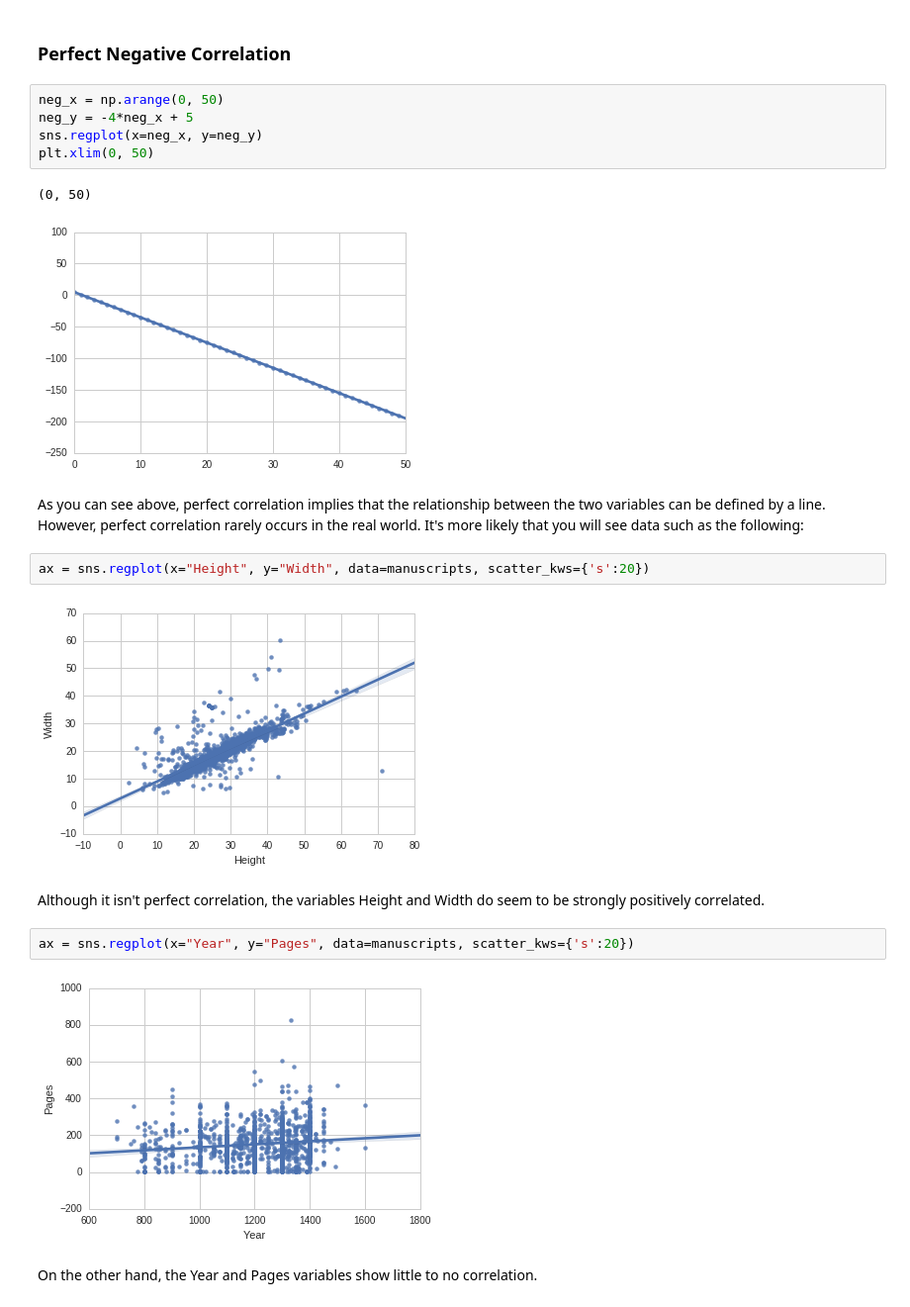
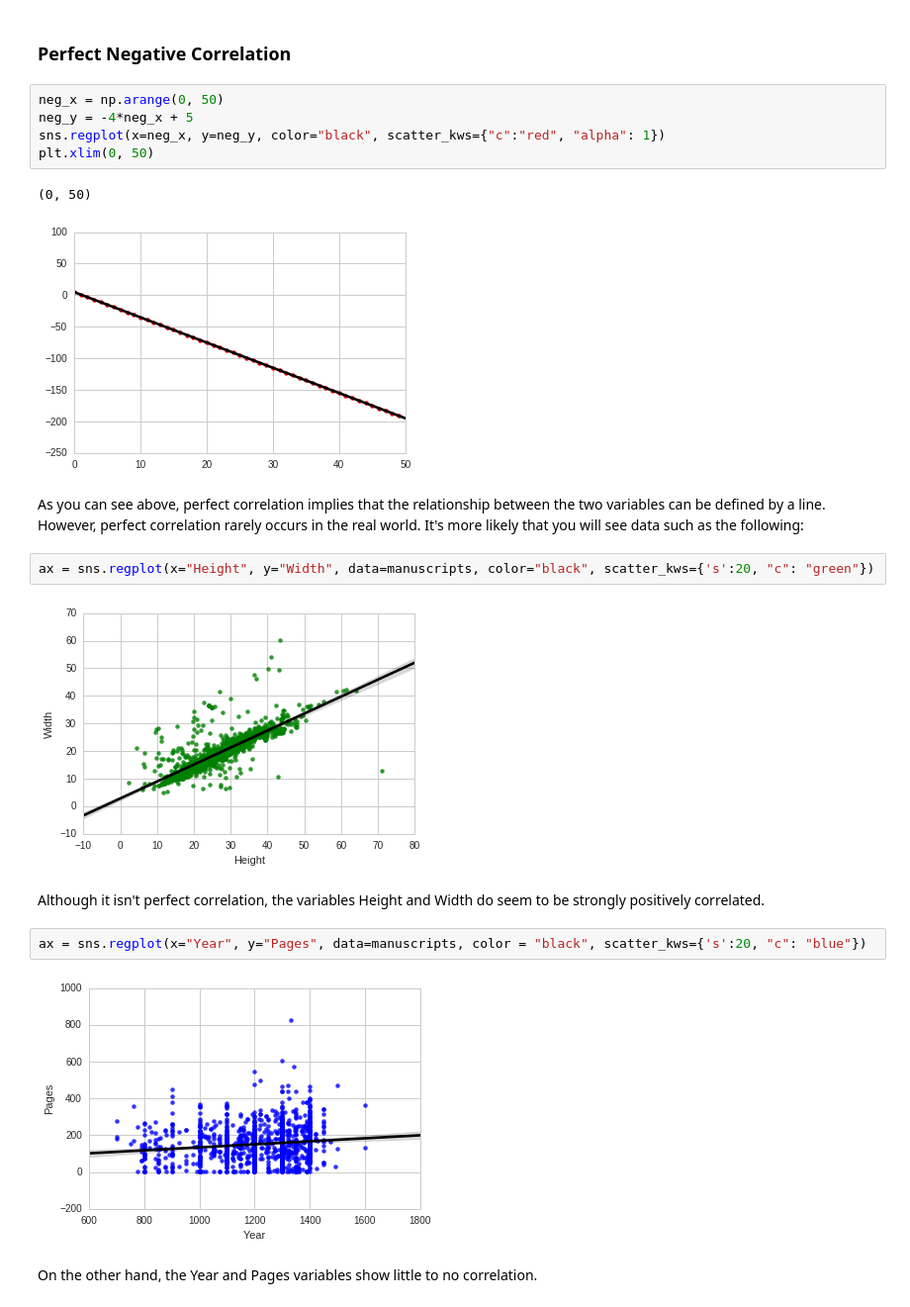
Before and after one commit to ds-modules/MEDST-250, a Jupyter notebook: 03-Intro_to_Stats/Statistics.ipynb, the cells around one changed output. Shown at 99% size. Drawn from its saved outputs; the diff is of its cells as text.

```diff
--- a/03-Intro_to_Stats/Statistics.ipynb
+++ b/03-Intro_to_Stats/Statistics.ipynb
@@ -360,23 +360,23 @@ plt.xlim(0, 50)
 # %%
 neg_x = np.arange(0, 50)
 neg_y = -4*neg_x + 5
-sns.regplot(x=neg_x, y=neg_y)
+sns.regplot(x=neg_x, y=neg_y, color="black", scatter_kws={"c":"red", "alpha": 1})
 plt.xlim(0, 50)
 # %% [output]
 (0, 50)
-[figure, old version]
+[figure, new version]
 # %% [markdown]
 As you can see above, perfect correlation implies that the relationship between the two variables can be defined by a line. However, perfect correlation rarely occurs in the real world. It's more likely that you will see data such as the following:
 # %%
-ax = sns.regplot(x="Height", y="Width", data=manuscripts, scatter_kws={'s':20})
+ax = sns.regplot(x="Height", y="Width", data=manuscripts, color="black", scatter_kws={'s':20, "c": "green"})
 # %% [output]
-[figure, old version]
+[figure, new version]
 # %% [markdown]
 Although it isn't perfect correlation, the variables Height and Width do seem to be strongly positively correlated.
 # %%
-ax = sns.regplot(x="Year", y="Pages", data=manuscripts, scatter_kws={'s':20})
+ax = sns.regplot(x="Year", y="Pages", data=manuscripts, color = "black", scatter_kws={'s':20, "c": "blue"})
 # %% [output]
-[figure, old version]
+[figure, new version]
 # %% [markdown]
 On the other hand, the Year and Pages variables show little to no correlation.
 # %% [markdown]
```
Also changed, not shown: parts of 10 cells of this notebook.
